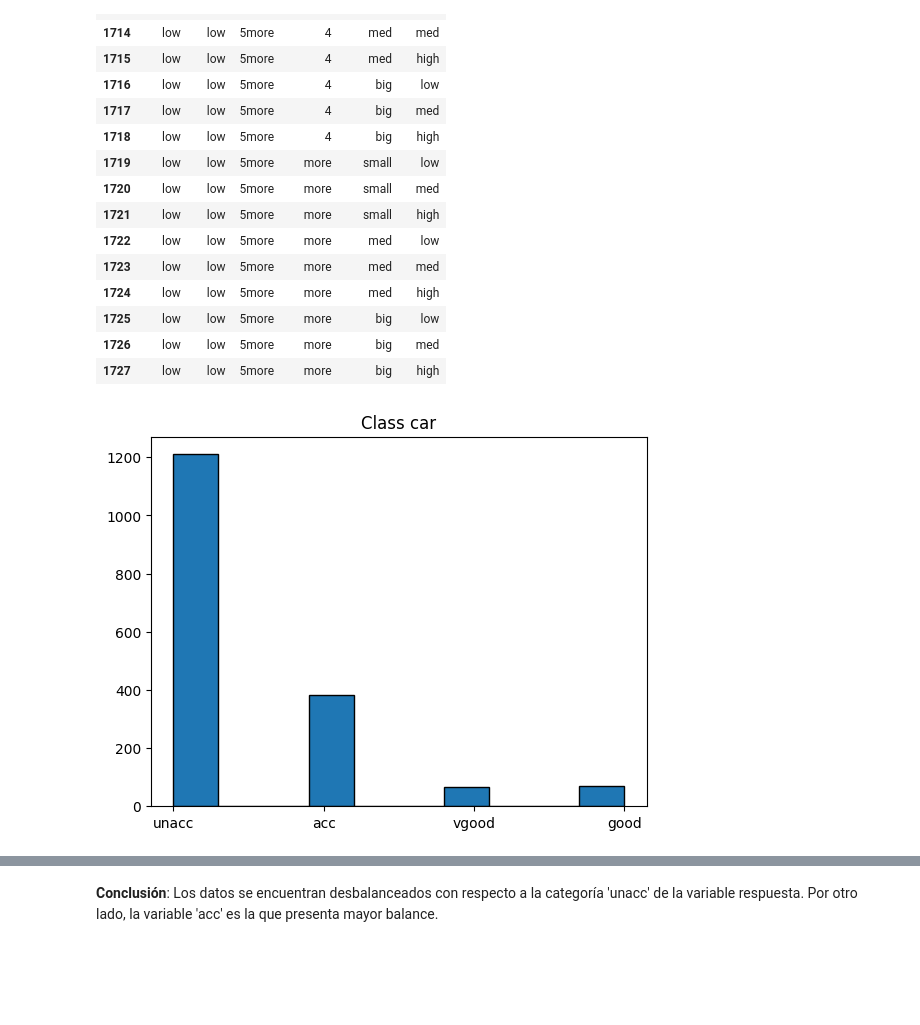
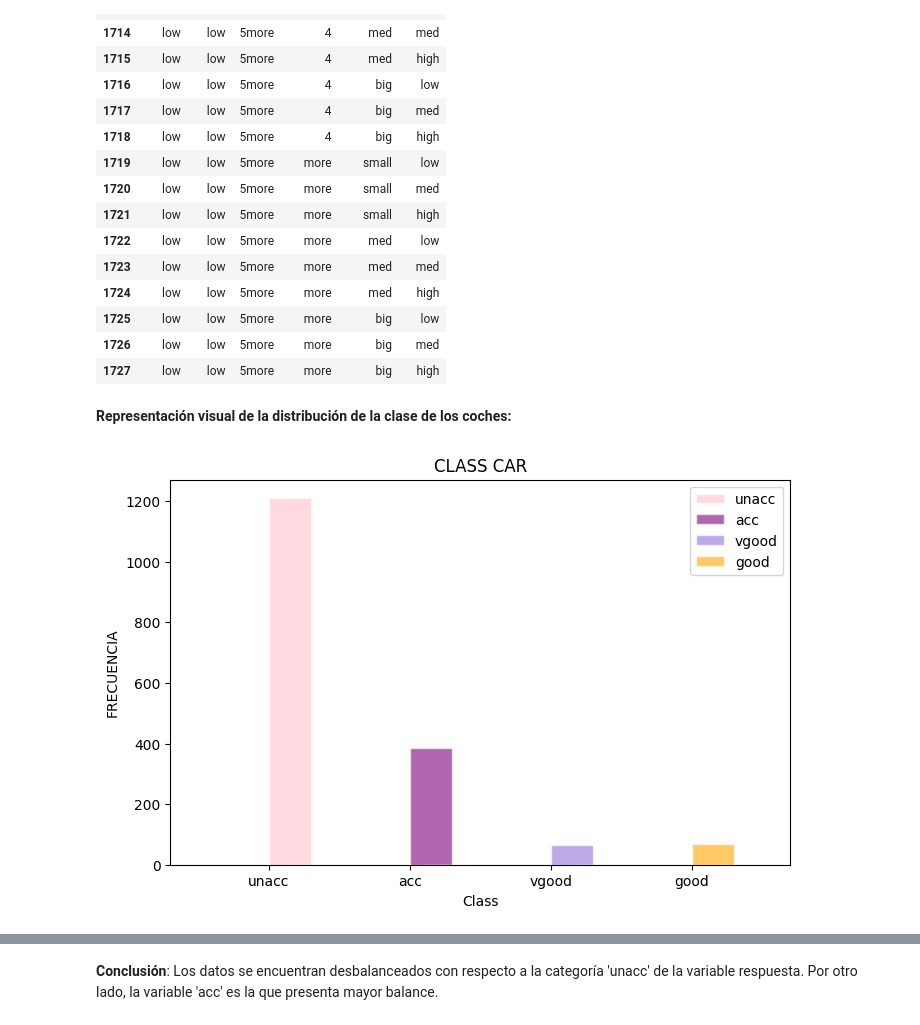
Before and after one commit to lauranorenab/Proyecto_Modelos_2, a Jupyter notebook: EDA_Car_Evaluation.ipynb, the cells around one changed output, grey strips where cells are left out. Saved outputs shown, nothing was run; the diff lists cells and outputs as text; code cells hidden in the pictures; blank space fills up the shorter version.

```diff
--- a/EDA_Car_Evaluation.ipynb
+++ b/EDA_Car_Evaluation.ipynb
@@ -95,9 +97,42 @@ X_car.tail(15)
 | 1725 | low | low | 5more | more | big | low |
 | 1726 | low | low | 5more | more | big | med |
 | 1727 | low | low | 5more | more | big | high |
-# %%
-plt.title('Class car')
-plt.hist(y_car['class'], edgecolor='black', linewidth=1)
-plt.show()
-# %% [output]
-[figure, removed]
+# %% [markdown]
+**Representación visual de la distribución de la clase de los coches:**
+# %%
+# Definir los colores para cada clase y el color predeterminado
+colores = {'acc': 'purple', 'vgood': '#9370db', 'good': 'orange', 'unacc': 'pink'}
+color_predeterminado = 'gray'
+
+# Obtener los datos de la clase
+clases = y_car['class']
+
+# Obtener las clases únicas
+clases_unicas = clases.unique()
+
+# Configurar la figura y los ejes
+plt.figure(figsize=(8, 5))
+
+# Iterar sobre cada clase única y crear un histograma con su respectivo color
+for clase in clases_unicas:
+    # Obtener los datos para la clase actual
+    datos_clase = y_car[y_car['class'] == clase]['class']
+
+    # Obtener el color para la clase actual
+    color_clase = colores.get(clase, color_predeterminado)
+
+    # Crear el histograma para la clase actual
+    plt.hist(datos_clase, edgecolor='white', linewidth=1, color=color_clase, label=clase, alpha=0.6, width=0.3)
+
+# Agregar leyenda
+plt.legend()
+
+# Establecer título y etiquetas de los ejes
+plt.title('CLASS CAR')
+plt.xlabel('Class')
+plt.ylabel('FRECUENCIA')
+
+# Mostrar el histograma
+plt.show()
+# %% [output]
+[figure, added]
```
Also changed, not shown: parts of 10 cells of this notebook.
